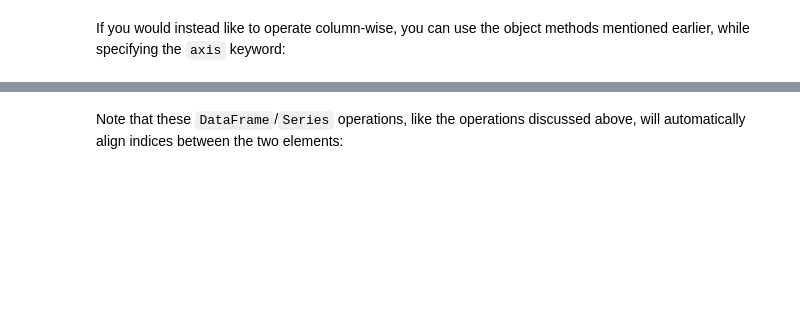
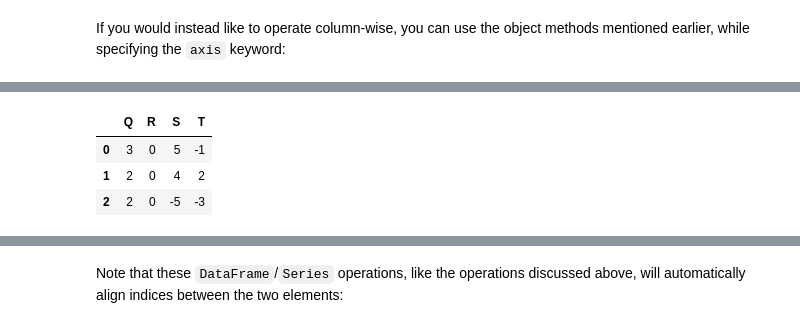
Before and after one commit to Mlcruz9/DS_TheBridgeBBK_FBIL2023, a Jupyter notebook: 2- Data Analysis/2-Pandas/Teoría/3_Operations-in-Pandas.ipynb, the cells around one changed output, grey strips where cells are left out. Saved outputs shown, nothing was run; the diff lists cells and outputs as text; code cells hidden in the pictures; blank space fills up the shorter version.

```diff
--- a/2- Data Analysis/2-Pandas/Teoría/3_Operations-in-Pandas.ipynb
+++ b/2- Data Analysis/2-Pandas/Teoría/3_Operations-in-Pandas.ipynb
@@ -306,5 +310,11 @@ df
 # %%
 df = df.subtract(df['R'], axis=0)
+df
+# %% [output]
+|  | Q | R | S | T |
+| 0 | 3 | 0 | 5 | -1 |
+| 1 | 2 | 0 | 4 | 2 |
+| 2 | 2 | 0 | -5 | -3 |
 # %%
 df
 # %% [output]
```
Also changed, not shown: parts of 9 cells of this notebook, 6 other files.
